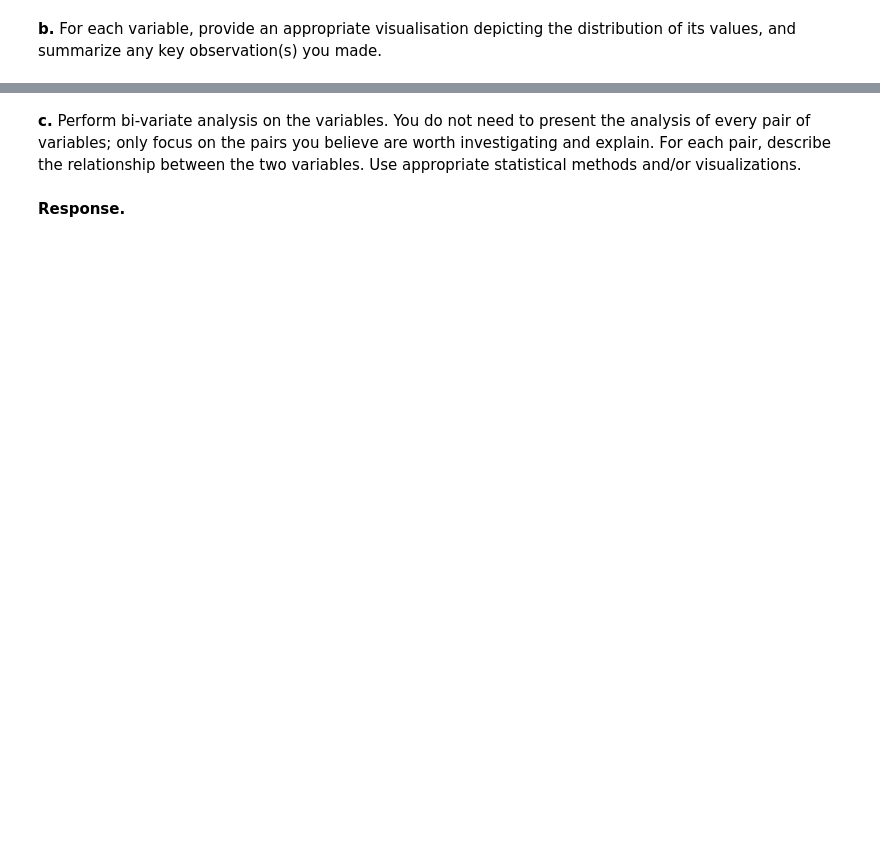
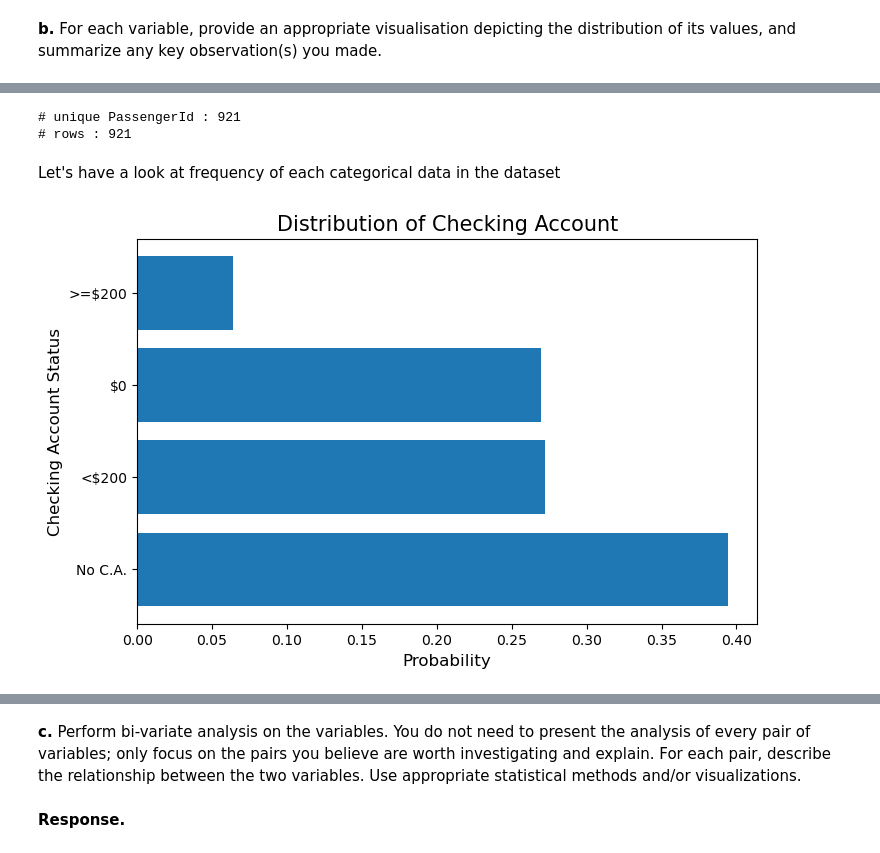
Before and after one commit to Bk49/CS105-Project, a Jupyter notebook: CS105 Project Submission Part I 2023.ipynb, the cells around one changed output, grey strips where cells are left out. Saved outputs shown, nothing was run; the diff lists cells and outputs as text; code cells hidden in the pictures; blank space fills up the shorter version.

```diff
--- a/CS105 Project Submission Part I 2023.ipynb
+++ b/CS105 Project Submission Part I 2023.ipynb
@@ -439,0 +587,26 @@ Name: Residence_Length, dtype: int64
+# %%
+unique_count = df["ID"].nunique()
+n_rows, n_cols = df.shape
+print(f"# unique PassengerId : {unique_count}")
+print(f"# rows : {n_rows}")
+# %% [output]
+# unique PassengerId : 921
+# rows : 921
+# %% [markdown]
+Let's have a look at frequency of each categorical data in the dataset
+# %%
+checking_acc_data = df["Checking_Account"].value_counts(normalize=True)
+
+plt.figure(figsize=(8,5))
+plt.barh(checking_acc_data.index.map({
+    '1':'$0',
+    '2':'<$200',
+    '3':'>=$200',
+    '4':'No C.A.'
+}), checking_acc_data)
+plt.title("Distribution of Checking Account", fontsize=15)
+plt.xlabel("Probability", fontsize=12)
+plt.ylabel("Checking Account Status", fontsize=12)
+plt.show()
+# %% [output]
+[figure, added]
```
Also changed, not shown: parts of 36 cells of this notebook.
